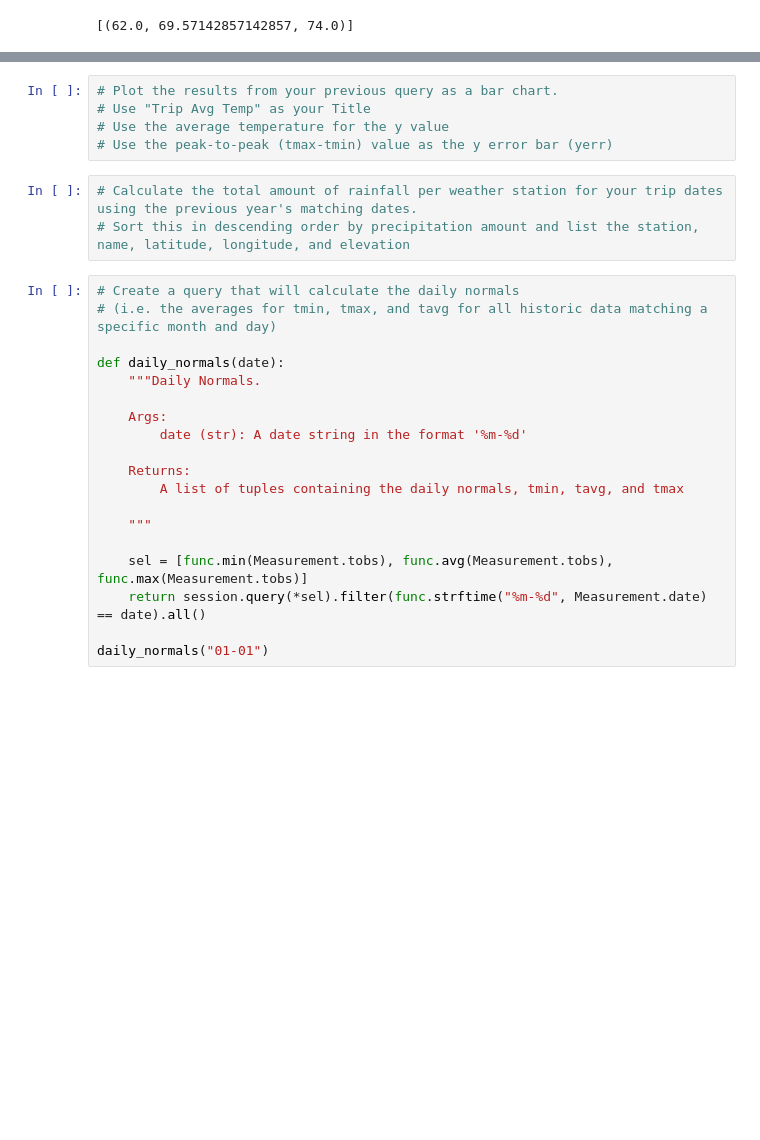
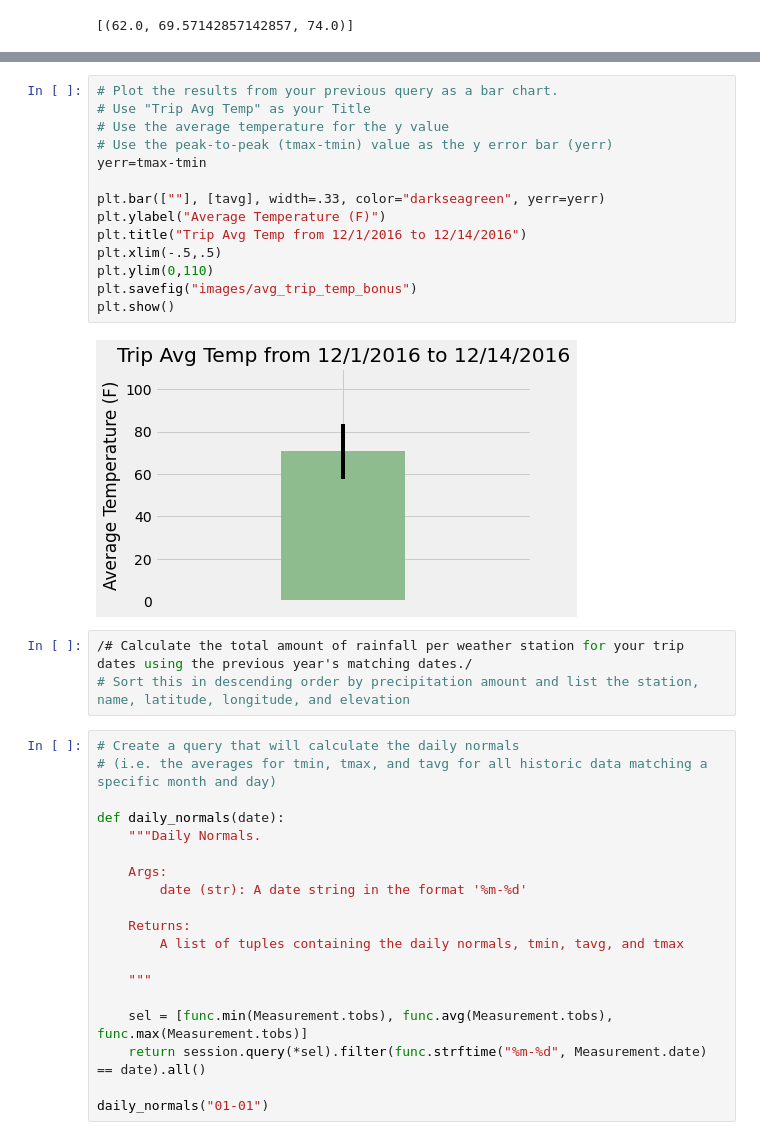
Before and after one commit to drainganggtb/sqlalchemy-challenge, a Jupyter notebook: climate_starter.ipynb, the cells around one changed output, grey strips where cells are left out. Saved outputs shown, nothing was run; the diff lists cells and outputs as text; blank space fills up the shorter version.

```diff
--- a/climate_starter.ipynb
+++ b/climate_starter.ipynb
@@ -207,10 +216,21 @@ print(calc_temps('2012-02-28', '2012-03-05'))
 # %%
 # Plot the results from your previous query as a bar chart.
 # Use "Trip Avg Temp" as your Title
 # Use the average temperature for the y value
 # Use the peak-to-peak (tmax-tmin) value as the y error bar (yerr)
+yerr=tmax-tmin
+
+plt.bar([""], [tavg], width=.33, color="darkseagreen", yerr=yerr)
+plt.ylabel("Average Temperature (F)")
+plt.title("Trip Avg Temp from 12/1/2016 to 12/14/2016")
+plt.xlim(-.5,.5)
+plt.ylim(0,110)
+plt.savefig("images/avg_trip_temp_bonus")
+plt.show()
+# %% [output]
+[figure, added]
 # %%
-# Calculate the total amount of rainfall per weather station for your trip dates using the previous year's matching dates.
+/# Calculate the total amount of rainfall per weather station for your trip dates using the previous year's matching dates./
 # Sort this in descending order by precipitation amount and list the station, name, latitude, longitude, and elevation
 # %%
 # Create a query that will calculate the daily normals
```
Also changed, not shown: parts of 4 cells of this notebook, 1 other file.
